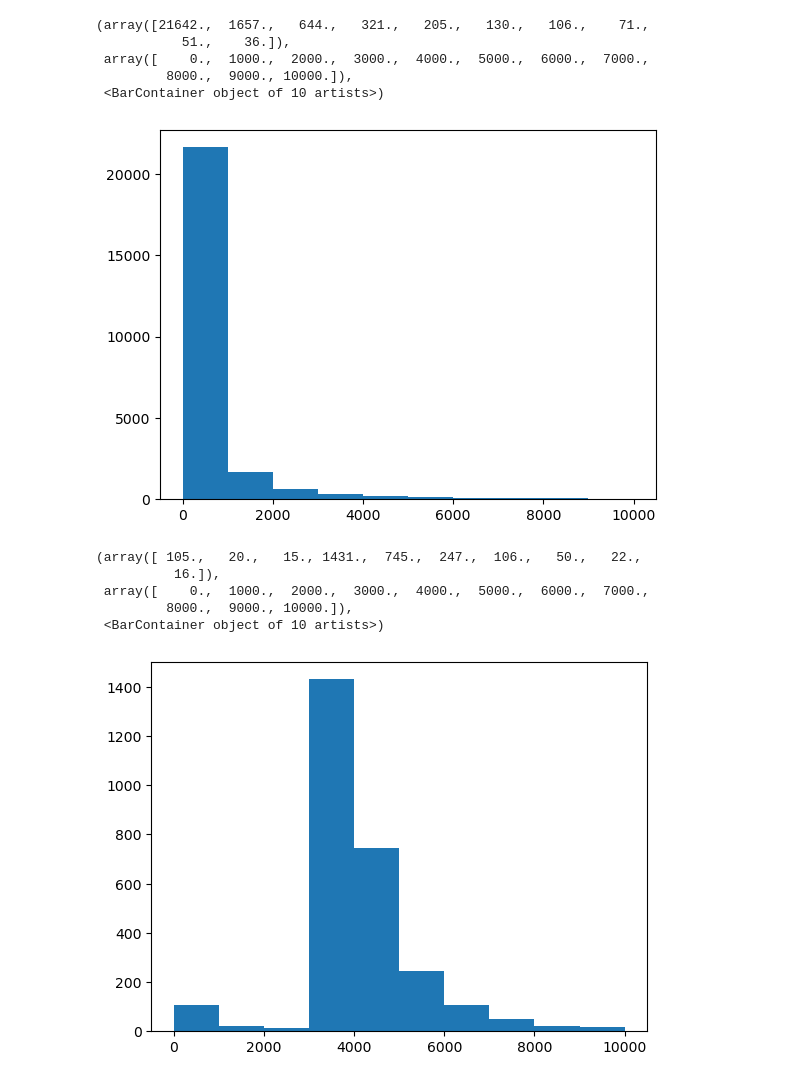
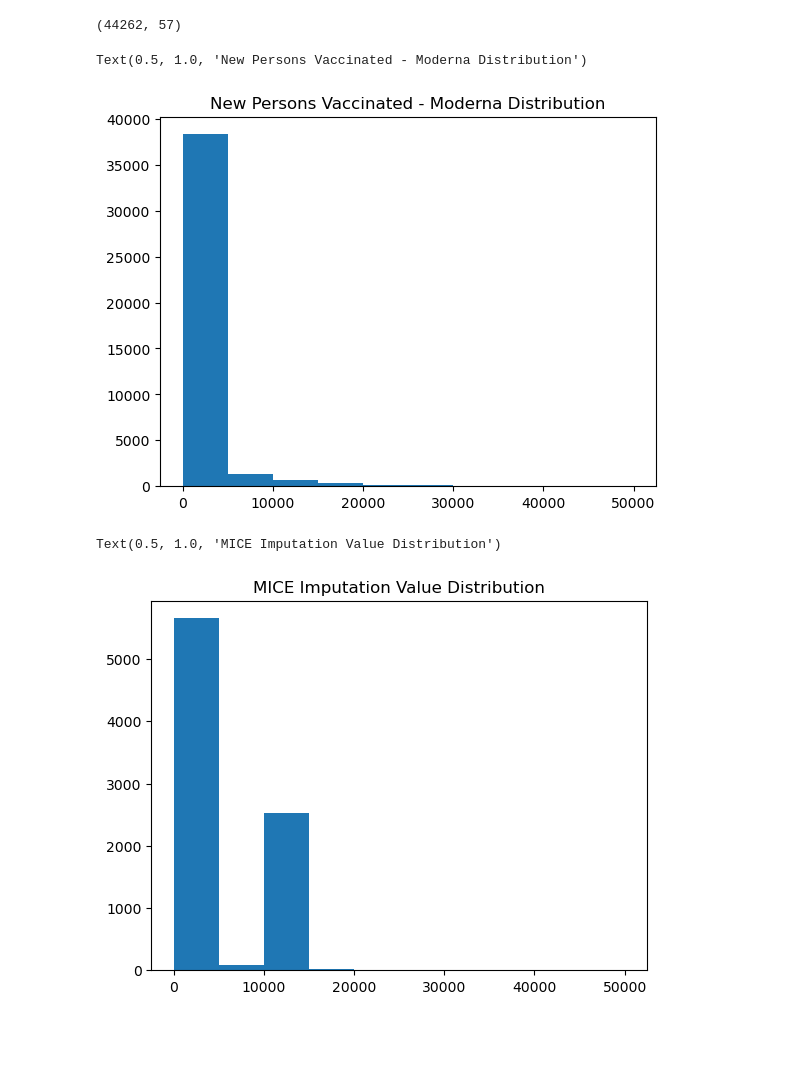
Before and after one commit to benmagevney/Stat390-Project, a Jupyter notebook: data_preparation/build_multivariate_data.ipynb, the cells around one changed output. Drawn from its saved outputs; the diff is of its cells as text; code cells hidden in the pictures; blank space fills up the shorter version.

```diff
--- a/data_preparation/build_multivariate_data.ipynb
+++ b/data_preparation/build_multivariate_data.ipynb
@@ -73,19 +79,17 @@ dtype: int64
+# %%
+imputed_datanum1.shape
+# %% [output]
+(44262, 57)
 # %%
-plt.hist(data_all.new_persons_fully_vaccinated_janssen, range = (0, 10000))
+plt.hist(data_all.new_persons_fully_vaccinated_moderna, range = (0, 50000))
+plt.title('New Persons Vaccinated - Moderna Distribution')
 # %% [output]
-(array([21642.,  1657.,   644.,   321.,   205.,   130.,   106.,    71.,
-           51.,    36.]),
- array([    0.,  1000.,  2000.,  3000.,  4000.,  5000.,  6000.,  7000.,
-         8000.,  9000., 10000.]),
- <BarContainer object of 10 artists>)
+Text(0.5, 1.0, 'New Persons Vaccinated - Moderna Distribution')
-[figure, old version]
+[figure, new version]
 # %%
-plt.hist(imputed_datanum[data_all.isna().any(axis = 1)].new_persons_fully_vaccinated_janssen, range = (0, 10000))
+plt.hist(imputed_datanum1[data_all.isna().any(axis = 1)].new_persons_fully_vaccinated_moderna, range = (0, 50000))
+plt.title('MICE Imputation Value Distribution')
 # %% [output]
-(array([ 105.,   20.,   15., 1431.,  745.,  247.,  106.,   50.,   22.,
-          16.]),
- array([    0.,  1000.,  2000.,  3000.,  4000.,  5000.,  6000.,  7000.,
-         8000.,  9000., 10000.]),
- <BarContainer object of 10 artists>)
+Text(0.5, 1.0, 'MICE Imputation Value Distribution')
-[figure, old version]
+[figure, new version]
 # %%
```
Also changed, not shown: parts of 16 cells of this notebook, 3 other files.
